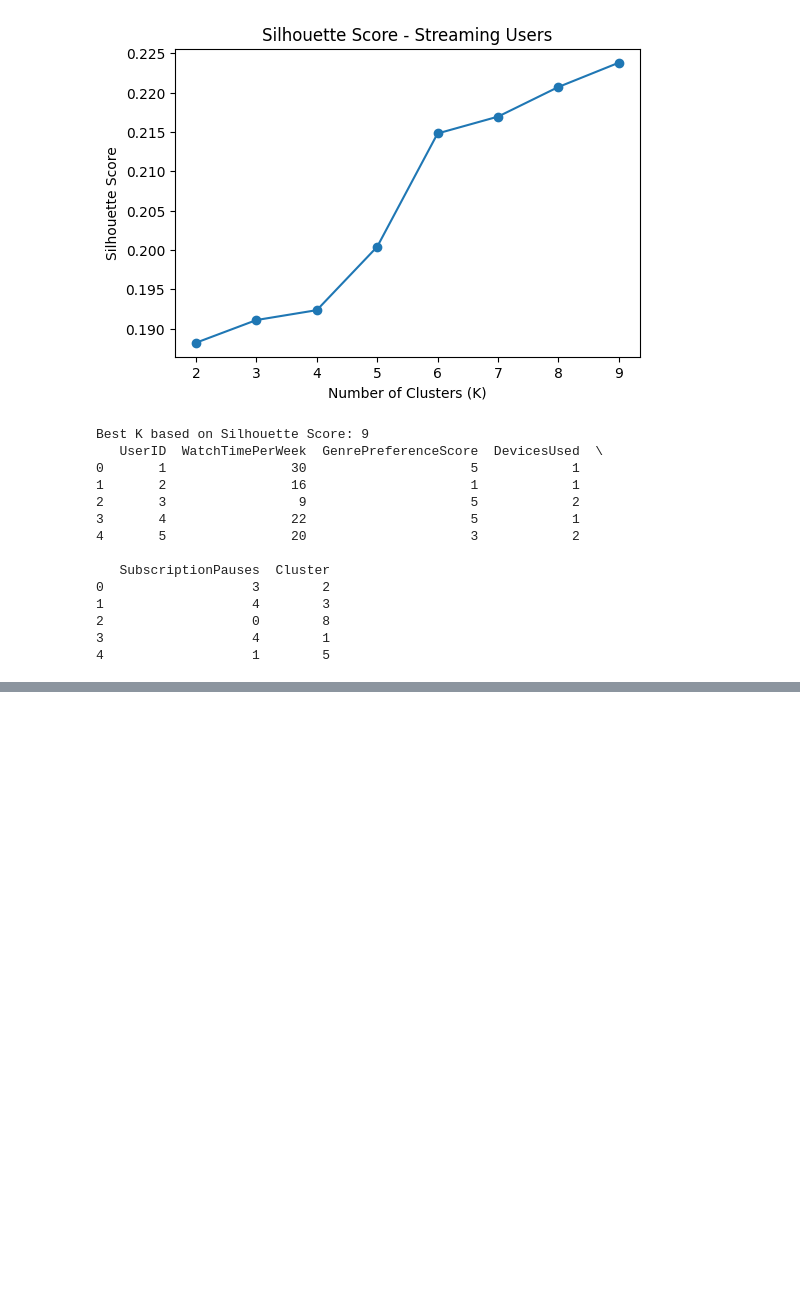
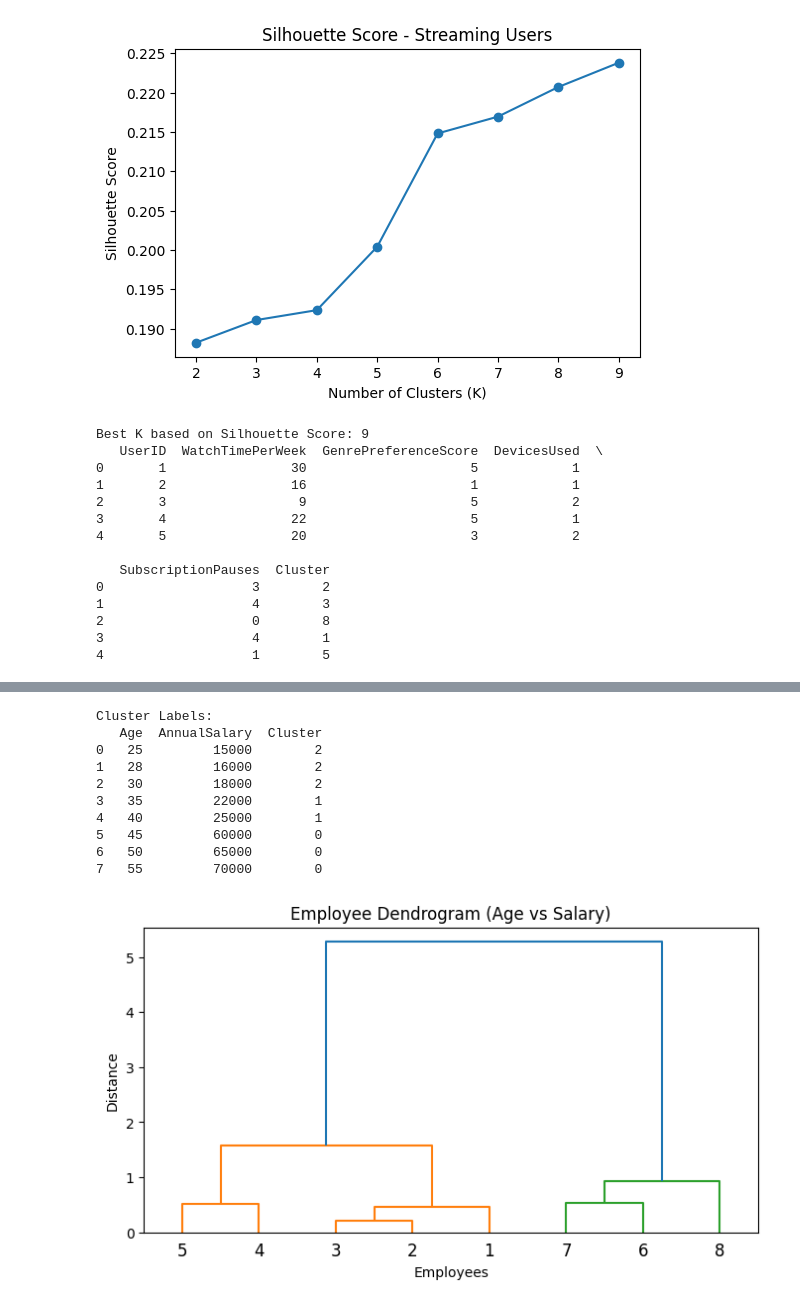
Before and after one commit to kirtisingh-001/kirtisingh-001-DataScience_Day_wise_work, a Jupyter notebook: Day7Datascience.ipynb, the cells around one changed output, grey strips where cells are left out. Drawn from its saved outputs; the diff is of its cells as text; code cells hidden in the pictures; blank space fills up the shorter version.

```diff
--- a/Day7Datascience.ipynb
+++ b/Day7Datascience.ipynb
@@ -246,0 +352,73 @@ Best K based on Silhouette Score: 9
+# %%
+# Scenario: Employee Segmentation in a Tech Company 💻
+# Business Problem
+# A tech company wants to understand its employees better to design training programs
+# and salary structures. They collected data on each employee’s Age and Annual Salary.
+# Management believes employees can be grouped into clusters such as:
+# - Young, entry‑level employees
+# - Mid‑career professionals
+# - Senior, high‑earning employees
+# They decide to use hierarchical clustering to explore these segments.
+
+
+# data = np.array([
+#     [25, 15000],
+#     [28, 16000],
+#     [30, 18000],
+#     [35, 22000],
+#     [40, 25000],
+#     [45, 60000],
+#     [50, 65000],
+#     [55, 70000]
+# ])
+import numpy as np
+import pandas as pd
+import matplotlib.pyplot as plt
+from sklearn.cluster import AgglomerativeClustering
+from scipy.cluster.hierarchy import dendrogram, linkage
+from sklearn.preprocessing import StandardScaler
+data = np.array([
+    [25, 15000],
+    [28, 16000],
+    [30, 18000],
+    [35, 22000],
+    [40, 25000],
+    [45, 60000],
+    [50, 65000],
+    [55, 70000]
+])
+scaler = StandardScaler()
+data_scaled = scaler.fit_transform(data)
+df = pd.DataFrame(data, columns=["Age", "AnnualSalary"])
+hierarchical_clustering = AgglomerativeClustering(
+    n_clusters=3,
+    linkage='ward'
+)
+df["Cluster"] = hierarchical_clustering.fit_predict(data_scaled)
+print("Cluster Labels:")
+print(df)
+linked = linkage(data_scaled, method='ward')
+plt.figure(figsize=(8,4))
+dendrogram(
+    linked,
+    orientation='top',
+    labels=df.index + 1,
+    distance_sort='descending',
+    show_leaf_counts=True
+)
+plt.title("Employee Dendrogram (Age vs Salary)")
+plt.xlabel("Employees")
+plt.ylabel("Distance")
+plt.show()
+# %% [output]
+Cluster Labels:
+   Age  AnnualSalary  Cluster
+0   25         15000        2
+1   28         16000        2
+2   30         18000        2
+3   35         22000        1
+4   40         25000        1
+5   45         60000        0
+6   50         65000        0
+7   55         70000        0
+[figure, added]
```
Also changed, not shown: parts of 2 cells of this notebook.
